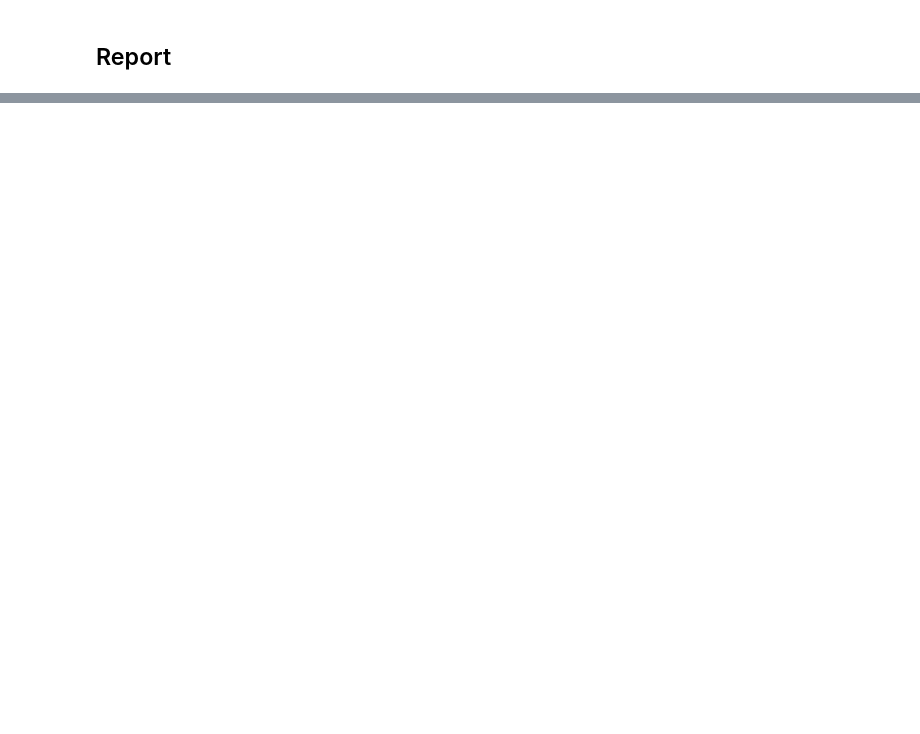
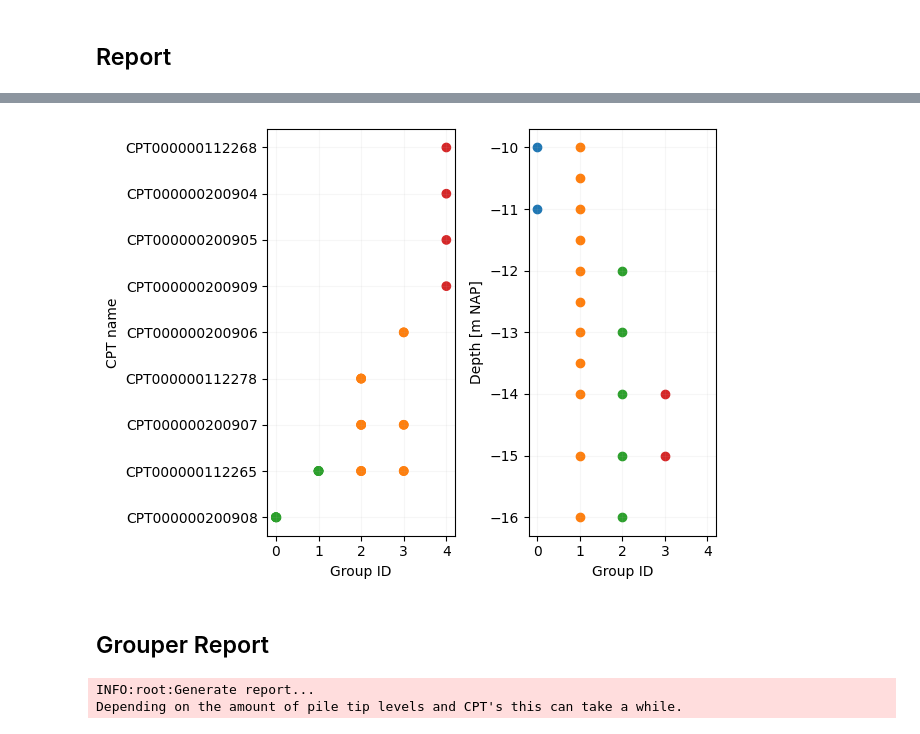
Before and after one commit to cemsbv/py-pilecore, a Jupyter notebook: notebooks/PileCore_multi_cpt.ipynb, the cells around one changed output, grey strips where cells are left out. Drawn from its saved outputs; the diff is of its cells as text; code cells hidden in the pictures; blank space fills up the shorter version.

```diff
--- a/notebooks/PileCore_multi_cpt.ipynb
+++ b/notebooks/PileCore_multi_cpt.ipynb
@@ -594,0 +773,27 @@ with open(f"{project_name} report.pdf", "wb") as f:
+# %%
+_ = group_result.plot()
+# %% [output]
+[figure, added]
+# %% [markdown]
+## Grouper Report
+# %%
+# Create report
+
+# Close all open plots to save memory
+plt.close("All")
+
+multi_cpt_report_payload = create_grouper_report_payload(
+    grouper_payload= grouper_payload,
+    grouper_response = group_response,
+    project_name=project_name,
+    project_id=str(project_id),
+    author=author,
+)
+
+report = api.get_groups_api_report(client=client, payload=multi_cpt_report_payload)
+
+with open(f"{project_name}_grouper_report.pdf", "wb") as f:
+    f.write(report)
+# %% [output]
+INFO:root:Generate report...
+Depending on the amount of pile tip levels and CPT's this can take a while.
```
Also changed, not shown: parts of 32 cells of this notebook.
